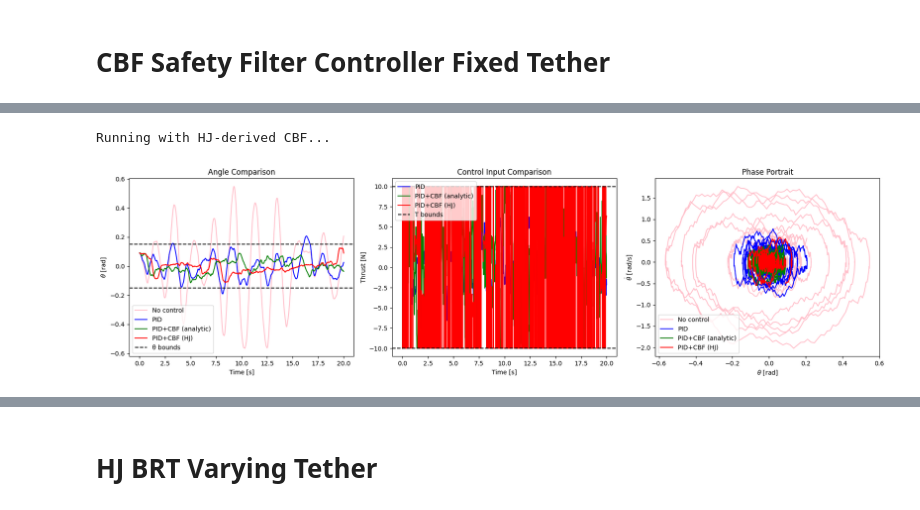
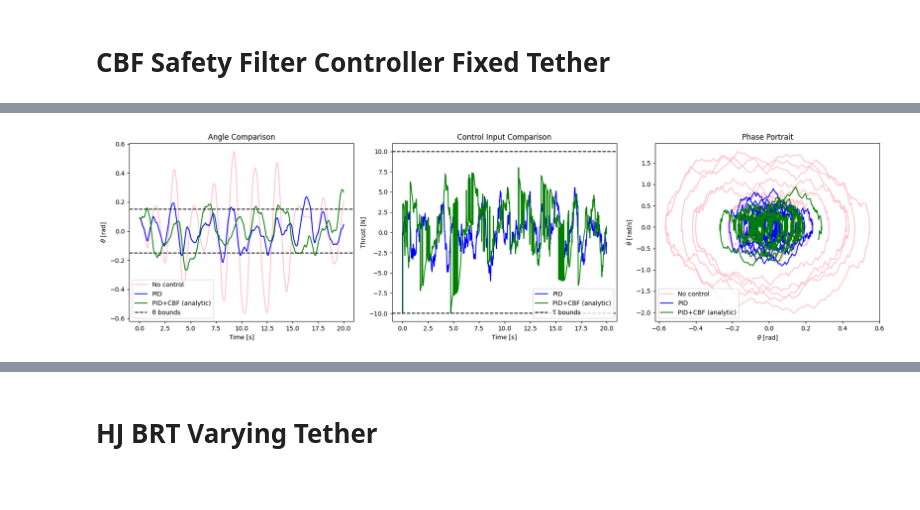
Before and after one commit to jaspermatthe/AA548-Project, a Jupyter notebook: project_QP.ipynb, the cells around one changed output, grey strips where cells are left out. Drawn from its saved outputs; the diff is of its cells as text; code cells hidden in the pictures.

```diff
--- a/project_QP.ipynb
+++ b/project_QP.ipynb
@@ -128,7 +128,7 @@ g = 9.81          # Gravity (m/s^2)
 rho = 1.225       # Air density (kg/m^3)
 C_d = 1.0         # Drag coefficient
 A = 0.1           # Cross-sectional area (m^2)
-v_wind_abs_max = 90.0  # Maximum wind speed (m/s)
+v_wind_abs_max = 40.0  # Maximum wind speed (m/s)
 
 
 # Simulation parameters
@@ -142,12 +142,12 @@ theta_dot0 = 0.05
 T_max_abs = 10.0  # Maximum absolute thrust value
 
 Kp = 5.0
-Ki = 20.0
-Kd = 10.0
+Ki = 10.0
+Kd = 7.0
 
 theta_max = 0.15
-alpha = 1 # tuning for barrier function theta_dot
-kappa = 5 # tuning for barrier function theta_dot
+alpha = 10 # tuning for barrier function theta_dot
+kappa = 1 # tuning for barrier function theta_dot
 epsilon = 0.01
 
 theta_unsafe_radius = theta_max  # ≈ 5°
@@ -155,8 +155,8 @@ theta_unsafe_radius = theta_max  # ≈ 5°
 theta_bounds = 15 * jnp.pi / 180         # ~22.5°
 theta_dot_bounds = 15 * jnp.pi / 180     # ~45°/s
 ell_min = 1
-ell_max = 300
-ell_dot_min = 0.1
+ell_max = 100
+ell_dot_min = 0.5
 ell_dot_max = 5
 
 l_desired = ell_max
@@ -555,11 +555,12 @@ grid = hj.Grid.from_lattice_parameters_and_boundary_conditions(
         lo=jnp.array([-theta_bounds, -theta_dot_bounds]),
         hi=jnp.array([theta_bounds, theta_dot_bounds])
     ),
-    shape=(100, 100),
+    shape=(200, 200),
     periodic_dims=None
 )
 # %%
-values = (jnp.abs(grid.states[..., 0]) - theta_unsafe_radius)
+# values = (jnp.abs(grid.states[..., 0]) - theta_unsafe_radius)
+values = (grid.states[..., 0]**2 - theta_unsafe_radius**2)
 # %%
 generate_new_HJ_fixed = False
 # File to cache the computed HJ solution
@@ -572,7 +573,7 @@ else:
     print(f"Computing target_values and saving to {HJ_CACHE_FILE}")
 
     solver_settings = hj.SolverSettings.with_accuracy(
-        "low",
+        "high",
         hamiltonian_postprocessor=hj.solver.backwards_reachable_tube
     )
 
@@ -757,8 +774,6 @@ Running with handcrafted CBF...
 # %%
-print("\nRunning with HJ-derived CBF...")
-history_hj = simulate(h_hj)
+# print("\nRunning with HJ-derived CBF...")
+# history_hj = simulate(h_hj)
-# %% [output]
-Running with HJ-derived CBF...
 # %%
 CBF_pid_fixed_states = history_cbf['states']
 CBF_pid_fixed_controls = history_cbf['controls']
@@ -769,9 +784,9 @@ CBF_hj_pid_fixed_controls = history_hj['controls']
 t_noctrl = jnp.linspace(0, T_sim, xs_fixed_wind.shape[0])                  # N+1
 t_pid = jnp.linspace(0, T_sim, pid_fixed_states.shape[0])                  # N+1
 t_cbf = jnp.linspace(0, T_sim, CBF_pid_fixed_states.shape[0])              # N+1
-t_hjcbf = jnp.linspace(0, T_sim, CBF_hj_pid_fixed_states.shape[0])         # N+1
+# t_hjcbf = jnp.linspace(0, T_sim, CBF_hj_pid_fixed_states.shape[0])         # N+1
 t_controls = jnp.linspace(0, T_sim, pid_fixed_controls.shape[0])           # N
-t_controls_hj = jnp.linspace(0, T_sim, CBF_hj_pid_fixed_controls.shape[0]) # N
+# t_controls_hj = jnp.linspace(0, T_sim, CBF_hj_pid_fixed_controls.shape[0]) # N
 
 plt.figure(figsize=(18, 5))
 
@@ -780,38 +795,38 @@ plt.subplot(1, 3, 1)
 plt.plot(t_noctrl, xs_fixed_wind[:, 0], color='pink', label='No control')
 plt.plot(t_pid, pid_fixed_states[:, 0], 'b-', label='PID')
 plt.plot(t_cbf, CBF_pid_fixed_states[:, 0], 'g-', label='PID+CBF (analytic)')
-plt.plot(t_hjcbf, CBF_hj_pid_fixed_states[:, 0], 'r-', label='PID+CBF (HJ)')
+# plt.plot(t_hjcbf, CBF_hj_pid_fixed_states[:, 0], 'r-', label='PID+CBF (HJ)')
 plt.axhline(y=theta_max, color='k', linestyle='--', label='θ bounds')
 plt.axhline(y=-theta_max, color='k', linestyle='--')
 plt.xlabel('Time [s]')
 plt.ylabel(r'$\theta$ [rad]')
 plt.title('Angle Comparison')
 plt.legend()
 
 # --- 2. Control input comparison ---
 plt.subplot(1, 3, 2)
 plt.plot(t_controls, pid_fixed_controls, 'b-', label='PID')
 plt.plot(t_controls[:-1], CBF_pid_fixed_controls, 'g-', label='PID+CBF (analytic)')
-plt.plot(t_controls_hj, CBF_hj_pid_fixed_controls, 'r-', label='PID+CBF (HJ)')
+# plt.plot(t_controls_hj, CBF_hj_pid_fixed_controls, 'r-', label='PID+CBF (HJ)')
 plt.axhline(y=T_max_abs, color='k', linestyle='--', label='T bounds')
 plt.axhline(y=-T_max_abs, color='k', linestyle='--')
 plt.xlabel('Time [s]')
 plt.ylabel('Thrust [N]')
 plt.title('Control Input Comparison')
 plt.legend()
 
 # --- 3. Phase portrait (θ vs θ̇) ---
 plt.subplot(1, 3, 3)
 plt.plot(xs_fixed_wind[:, 0], xs_fixed_wind[:, 1], color='pink', label='No control')
 plt.plot(pid_fixed_states[:, 0], pid_fixed_states[:, 1], 'b-', label='PID')
 plt.plot(CBF_pid_fixed_states[:, 0], CBF_pid_fixed_states[:, 1], 'g-', label='PID+CBF (analytic)')
-plt.plot(CBF_hj_pid_fixed_states[:, 0], CBF_hj_pid_fixed_states[:, 1], 'r-', label='PID+CBF (HJ)')
+# plt.plot(CBF_hj_pid_fixed_states[:, 0], CBF_hj_pid_fixed_states[:, 1], 'r-', label='PID+CBF (HJ)')
 plt.xlabel(r'$\theta$ [rad]')
 plt.ylabel(r'$\dot{\theta}$ [rad/s]')
 plt.title('Phase Portrait')
 plt.legend()
 
 plt.tight_layout()
 plt.show()
 # %% [output]
-[figure, old version]
+[figure, new version]
```
Also changed, not shown: parts of 13 cells of this notebook, 3 other files.
